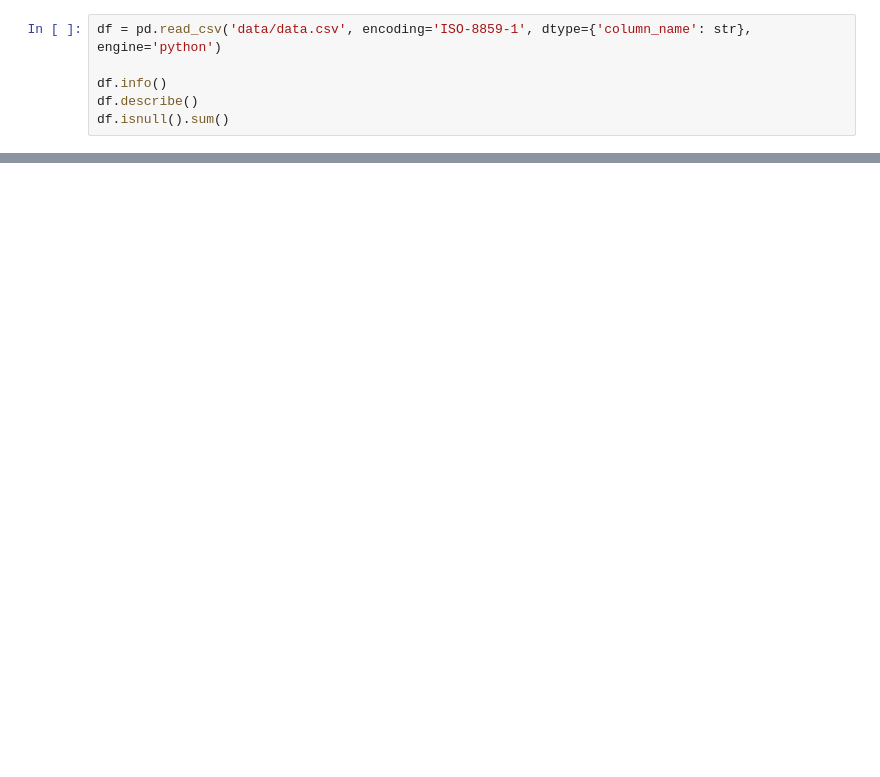
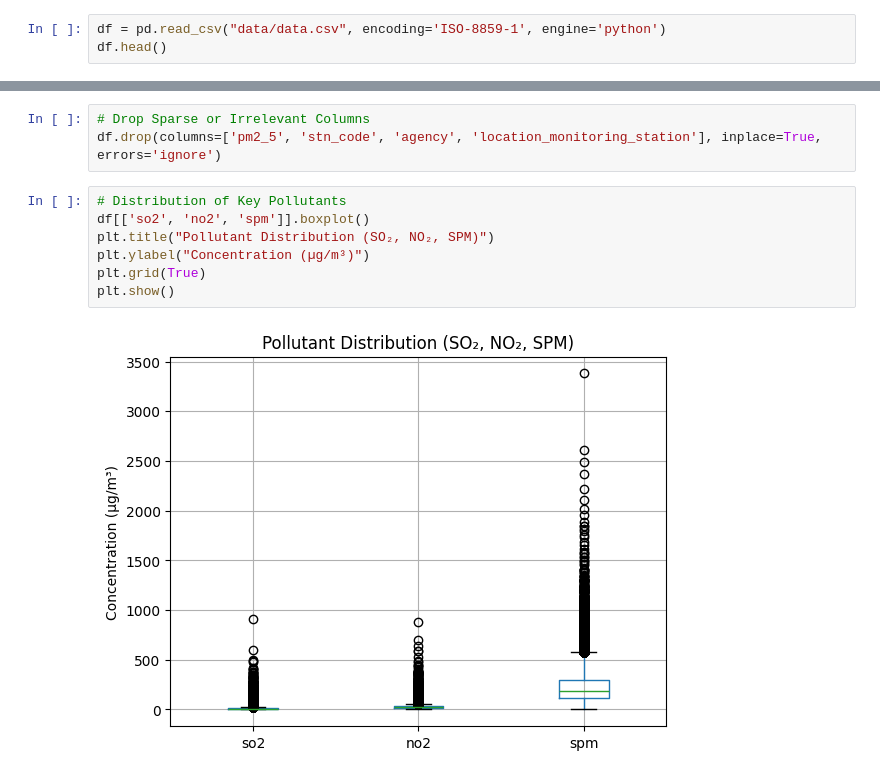
Before and after one commit to rajghosh06-dev/Pollution-Drift-Predictor, a Jupyter notebook: WEEK1/week1_analysis.ipynb, the cells around one changed output, grey strips where cells are left out. Saved outputs shown, nothing was run; the diff lists cells and outputs as text; blank space fills up the shorter version.

```diff
--- a/WEEK1/week1_analysis.ipynb
+++ b/WEEK1/week1_analysis.ipynb
@@ -10,9 +12,6 @@ import os
 sys.path.append(os.path.abspath(".."))  # Adds project root to Python path
 sys.path.append(os.path.abspath("."))  # Adds current directory to Python path
 # %%
-df = pd.read_csv('data/data.csv', encoding='ISO-8859-1', dtype={'column_name': str}, engine='python')
-
-df.info()
-df.describe()
-df.isnull().sum()
+df = pd.read_csv("data/data.csv", encoding='ISO-8859-1', engine='python')
+df.head()
 # %% [output]
@@ -52,0 +63,12 @@ dtype: int64
+# %%
+# Drop Sparse or Irrelevant Columns
+df.drop(columns=['pm2_5', 'stn_code', 'agency', 'location_monitoring_station'], inplace=True, errors='ignore')
+# %%
+# Distribution of Key Pollutants
+df[['so2', 'no2', 'spm']].boxplot()
+plt.title("Pollutant Distribution (SO₂, NO₂, SPM)")
+plt.ylabel("Concentration (µg/m³)")
+plt.grid(True)
+plt.show()
+# %% [output]
+[figure, added]
```
Also changed, not shown: parts of 8 cells of this notebook, 1 other file.
